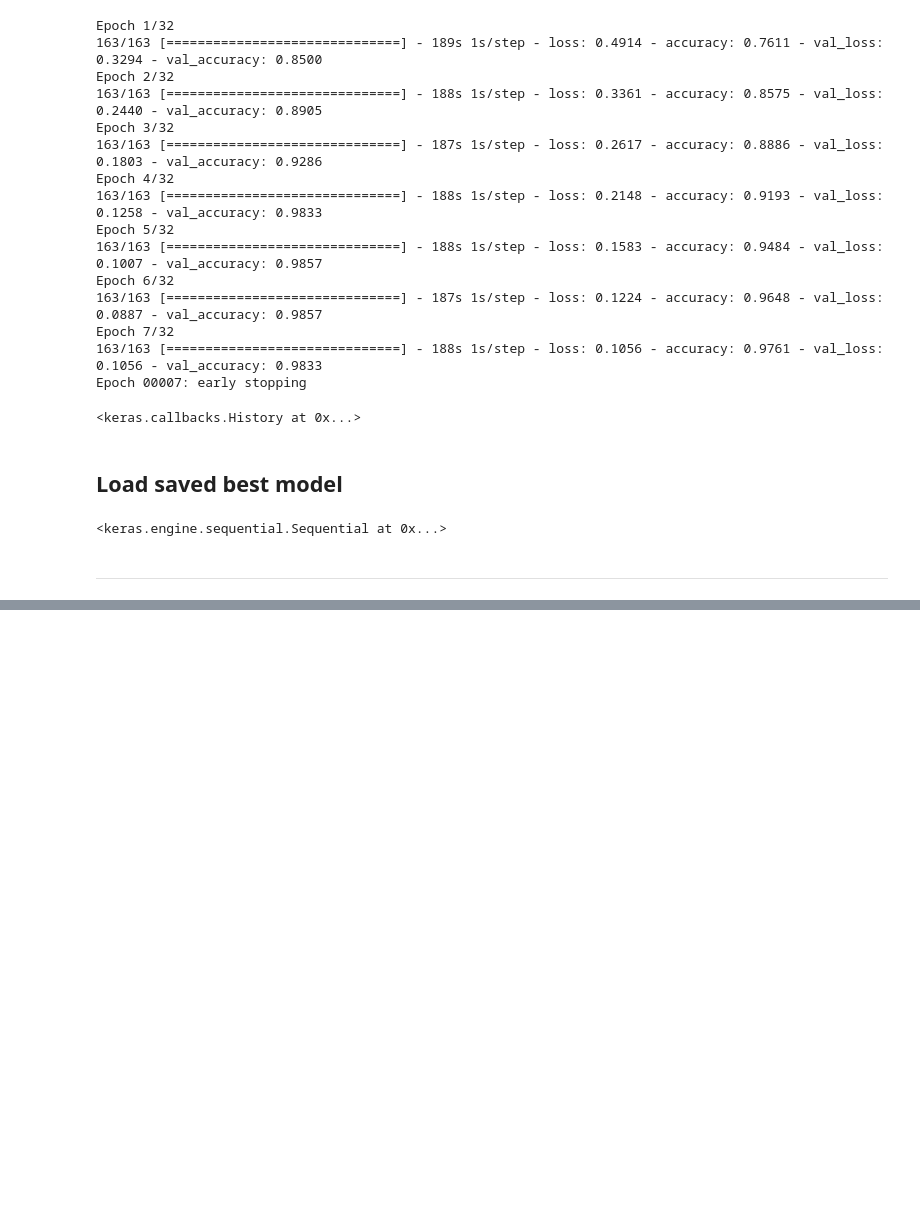
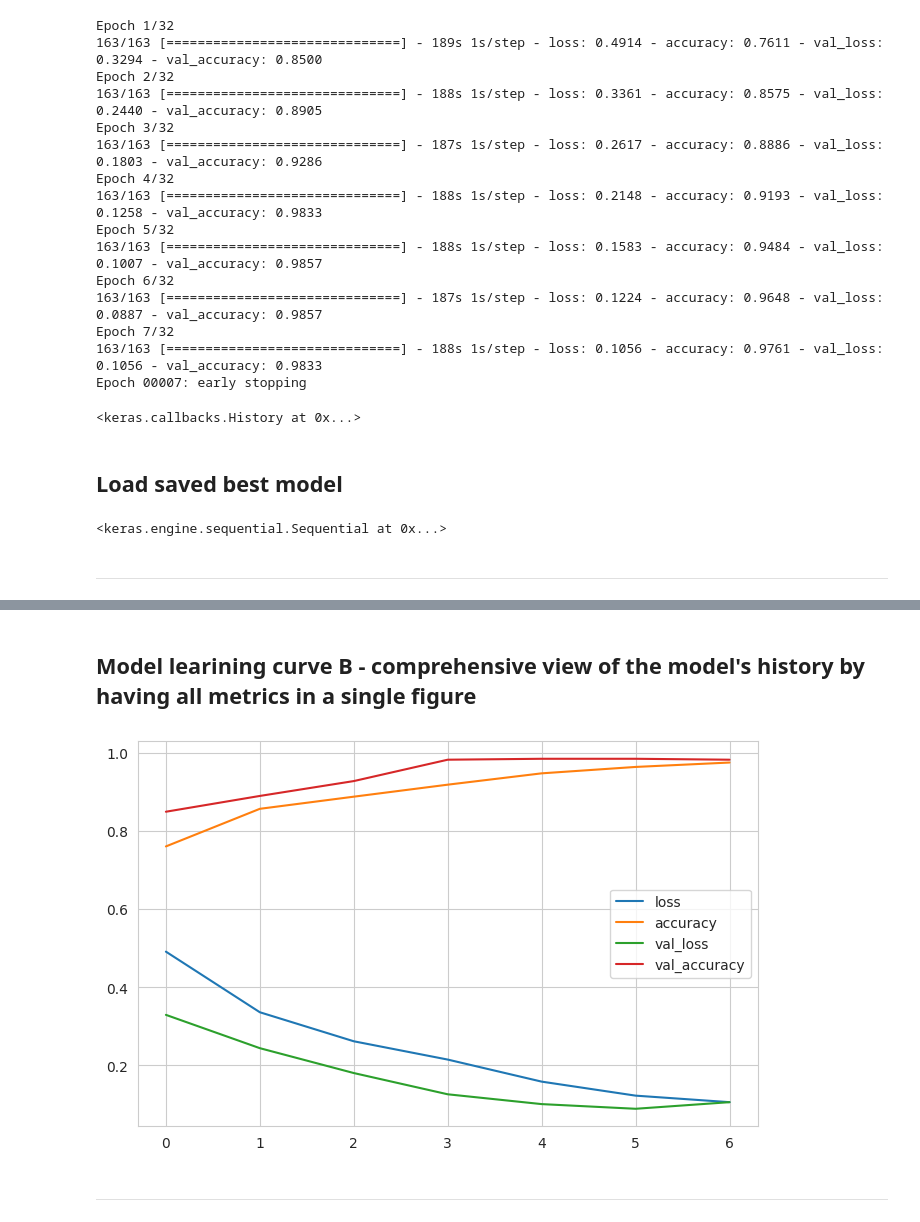
Before and after one commit to JoelChan13/mildew-detector, a Jupyter notebook: jupyter_notebooks/Model_and_Evaluation.ipynb, the cells around one changed output, grey strips where cells are left out. Cells and saved outputs as stored; diff of their text form; code cells hidden in the pictures; blank space fills up the shorter version.

```diff
--- a/jupyter_notebooks/Model_and_Evaluation.ipynb
+++ b/jupyter_notebooks/Model_and_Evaluation.ipynb
@@ -429,0 +471,15 @@ load_model('outputs/v1/powdery_mildew_model.h5')
+# %% [markdown]
+## Model learining curve B - comprehensive view of the model's history by having all metrics in a single figure
+# %%
+# Plot all metrics (loss and accuracy for both training and validation) in a single figure
+pd.DataFrame(model.history.history).plot(figsize=(8,5))
+
+# Save the combined loss and accuracy plot as a PNG image
+plt.savefig(f'{file_path}/model_loss_acc.png', bbox_inches='tight', dpi=150)
+
+# Display the plot
+plt.show()
+# %% [output]
+[figure, added]
+# %% [markdown]
+---
```
Also changed, not shown: parts of 3 cells of this notebook, 3 other files.
